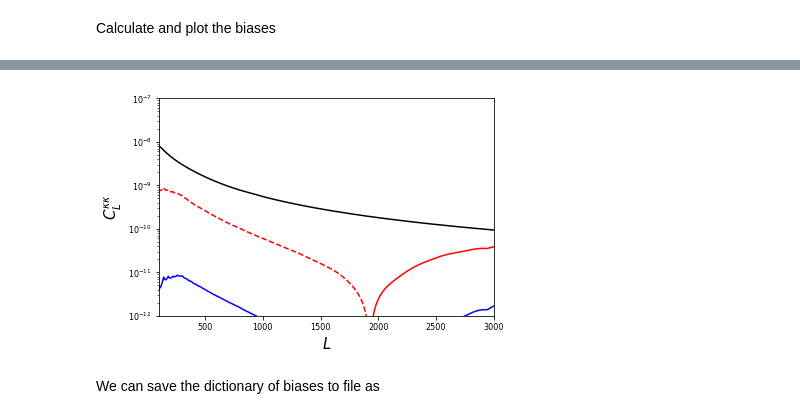
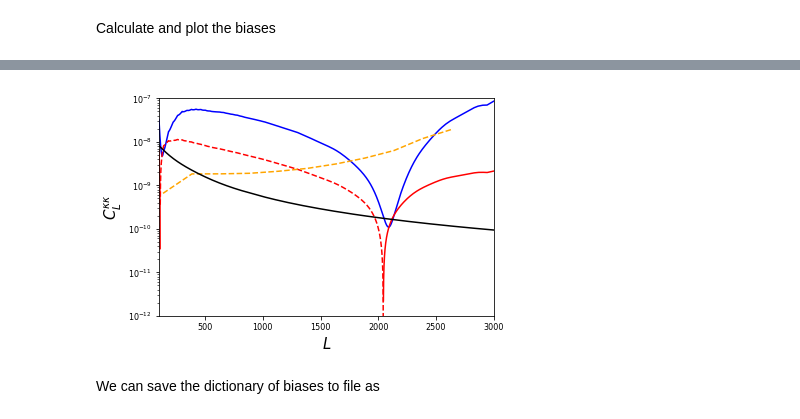
Before and after one commit to abaleato/CosmoBLENDER, a Jupyter notebook: notebooks/example_pipeline.ipynb, the cells around one changed output, grey strips where cells are left out. Drawn from its saved outputs; the diff is of its cells as text; code cells hidden in the pictures.

Commit message:
sped up secondary bispec bias

```diff
--- a/notebooks/example_pipeline.ipynb
+++ b/notebooks/example_pipeline.ipynb
@@ -90,18 +88,19 @@ We can also calculate the secondary bispectrum bias though this is considerably
 # %% [markdown]
 Calculate and plot the biases
 # %%
-which_bias = 'mixed' # 'tsz' or 'cib' or 'mixed'
+which_bias = 'tsz' # 'tsz' or 'cib' or 'mixed'
 
-# Calculate secondary bispectrum bias? Note that this is a lot slower that the other implemented terms
-get_secondary_bispec_bias = False
+# Calculate secondary bispectrum bias? Note that this is slower that the other implemented terms
+get_secondary_bispec_bias = True
+parallelise_secondbispec = False
 
 if which_bias=='tsz':
-    hm_calc.get_tsz_auto_biases(experiment, get_secondary_bispec_bias=get_secondary_bispec_bias)
+    hm_calc.get_tsz_auto_biases(experiment, get_secondary_bispec_bias=get_secondary_bispec_bias,
+                                parallelise_secondbispec=parallelise_secondbispec)
 if which_bias=='cib':
-    hm_calc.get_cib_auto_biases(experiment, get_secondary_bispec_bias=get_secondary_bispec_bias)
+    hm_calc.get_cib_auto_biases(experiment, get_secondary_bispec_bias=get_secondary_bispec_bias,
+                               parallelise_secondbispec=parallelise_secondbispec)
 if which_bias=='mixed':
-    hm_calc.get_mixed_auto_biases(experiment, get_secondary_bispec_bias=get_secondary_bispec_bias)
-
-# Break down contributions into n-halo terms?
-breakdown = False
+    hm_calc.get_mixed_auto_biases(experiment, get_secondary_bispec_bias=get_secondary_bispec_bias,
+                                 parallelise_secondbispec=parallelise_secondbispec)
 # %% [output]
@@ -109,12 +124,15 @@ NameError: name 'hm_calc' is not defined
 # %%
+# Break down contributions into n-halo terms?
+breakdown = False
+
 plt.figure()
 title=''
 
 scaling = experiment.biases['ells']**4 /4.
 if get_secondary_bispec_bias:
     # TODO: a factor of 1/2 would make the 2ndary bispec agree better with expectations
-    scaling_second_bispec_bias = experiment_2ndarybispec.biases['second_bispec_bias_ells']**4 /4.
-    scaling_second_bispec_bias[:3] = np.nan
+    scaling_second_bispec_bias = experiment.biases['second_bispec_bias_ells']**4 /4.
+    #scaling_second_bispec_bias[:3] = np.nan
 
 # Split into negative and positive parts for plotting convenience
 prim_bispec_1h_pos, prim_bispec_1h_neg = tls.split_positive_negative(experiment.biases[which_bias]['prim_bispec']['1h'])
@@ -126,9 +144,9 @@ trispec_2h_pos, trispec_2h_neg = tls.split_positive_negative(experiment.biases[w
 trispec_tot_pos, trispec_tot_neg = tls.split_positive_negative(experiment.biases[which_bias]['trispec']['2h']+ experiment.biases[which_bias]['trispec']['1h'])
 
 if get_secondary_bispec_bias:
-    sec_bispec_1h_pos, sec_bispec_1h_neg = tls.split_positive_negative(experiment_2ndarybispec.biases[which_bias]['second_bispec']['1h'])
+    sec_bispec_1h_pos, sec_bispec_1h_neg = tls.split_positive_negative(experiment.biases[which_bias]['second_bispec']['1h'])
     #FIXME: for now, ony 1h term for secondary bispec bias
-    sec_bispec_tot_pos, sec_bispec_tot_neg = tls.split_positive_negative ( 0 +experiment_2ndarybispec.biases[which_bias]['second_bispec']['1h'])
+    sec_bispec_tot_pos, sec_bispec_tot_neg = tls.split_positive_negative ( 0 +experiment.biases[which_bias]['second_bispec']['1h'])
 
 
 plt.plot(experiment.biases['ells'], scaling * trispec_tot_pos, color='b', label=r'{} trispec. bias, tot '.format(which_bias))
@@ -145,36 +163,36 @@ if breakdown:
 plt.plot(experiment.biases['ells'], scaling * prim_bispec_tot_pos, color='r',label=r'{} prim. bispec. bias, tot'.format(which_bias))
 plt.plot(experiment.biases['ells'], scaling * prim_bispec_tot_neg, color='r', ls='--')
 
 if breakdown:
     plt.plot(experiment.biases['ells'], scaling * prim_bispec_1h_pos, color='r', label=r'{} prim. bispec. bias, 1h '.format(which_bias), ls=':')
     plt.plot(experiment.biases['ells'], scaling * prim_bispec_1h_neg, color='r', ls=':')
 
     plt.plot(experiment.biases['ells'], scaling * prim_bispec_2h_pos, color='r', label=r'{} prim. bispec. bias, 2h '.format(which_bias), ls='-.')
     plt.plot(experiment.biases['ells'], scaling * prim_bispec_2h_neg, color='r', ls='-.')
 
 if get_secondary_bispec_bias:
-    plt.plot(experiment_2ndarybispec.biases['second_bispec_bias_ells'], scaling_second_bispec_bias * sec_bispec_tot_pos, color='orange',label=r'{} sec. bispec. bias, tot'.format(which_bias))
-    plt.plot(experiment_2ndarybispec.biases['second_bispec_bias_ells'], scaling_second_bispec_bias * sec_bispec_tot_neg, color='orange', ls='--')
+    plt.plot(experiment.biases['second_bispec_bias_ells'], scaling_second_bispec_bias * sec_bispec_tot_pos, color='orange',label=r'{} sec. bispec. bias, tot'.format(which_bias))
+    plt.plot(experiment.biases['second_bispec_bias_ells'], scaling_second_bispec_bias * sec_bispec_tot_neg, color='orange', ls='--')
 
     if breakdown:
         plt.plot(experiment.biases['second_bispec_bias_ells'], scaling_second_bispec_bias * sec_bispec_1h_pos, color='orange', label=r'{} sec. bispec. bias, 1h '.format(which_bias), ls=':')
         plt.plot(experiment.biases['second_bispec_bias_ells'], scaling_second_bispec_bias * sec_bispec_1h_neg, color='orange', ls=':')
 
         #plt.plot(experiment.biases['second_bispec_bias_ells'], scaling_second_bispec_bias * sec_bispec_2h_pos, color='gold', label=r'{} sec. bispec. bias, 2h '.format(which_bias), ls='-.')
         #plt.plot(experiment.biases['second_bispec_bias_ells'], scaling_second_bispec_bias * sec_bispec_2h_neg, color='gold', ls='-.')
 
 plt.plot(experiment.cl_unl.ls, 0.05* experiment.cl_unl.ls**4 * experiment.cl_unl.clpp /4.,'k')
 plt.yscale('log')
 plt.ylabel(r'$C_L^{\kappa\kappa}$',fontsize=15)
 plt.xlabel(r'$L$',fontsize=15)
 plt.xlim([100,3000])
 plt.ylim([1e-12,1e-7])
 
 ax = plt.gca()
 ax.tick_params(axis='both', which='major', labelsize=8)
 ax.tick_params(axis='both', which='minor', labelsize=8)
 # %% [output]
-[figure, old version]
+[figure, new version]
 # %% [markdown]
 We can save the dictionary of biases to file as
 # %%
```
Also changed, not shown: parts of 3 cells of this notebook, 4 other files.
